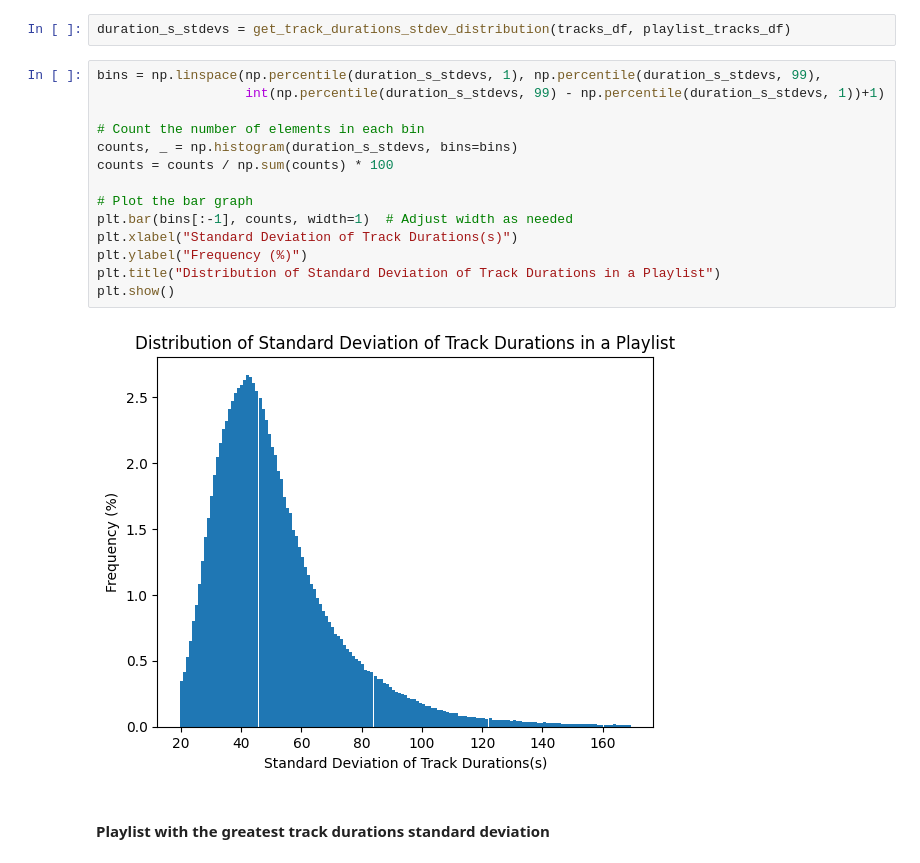
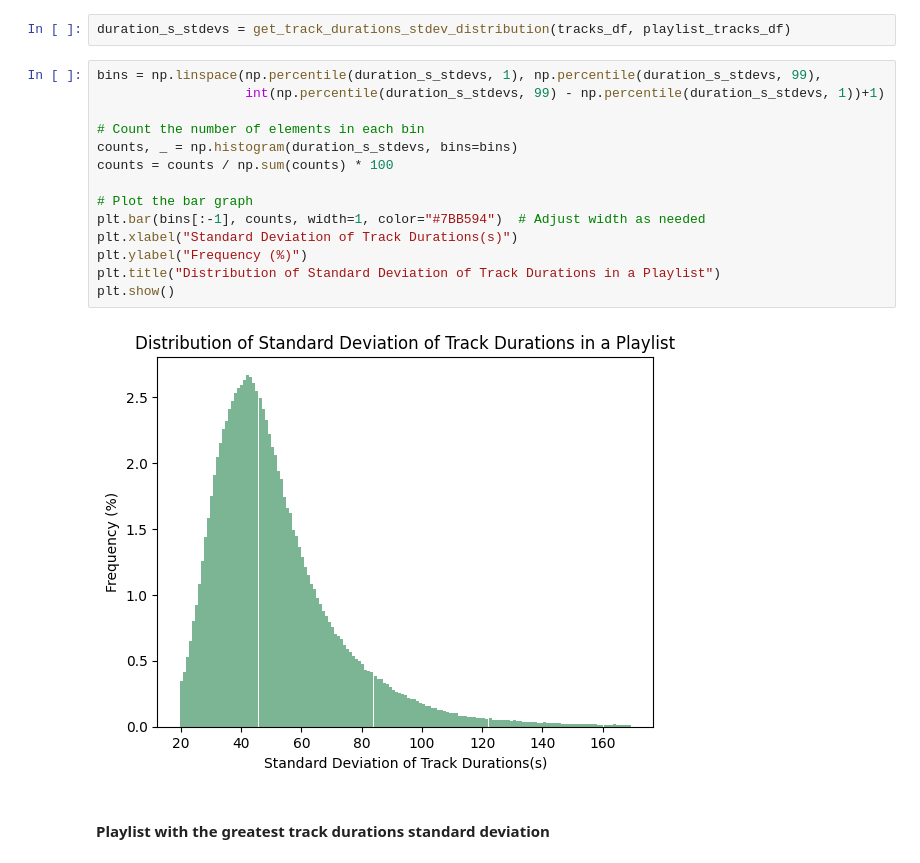
Before and after one commit to ersimpson/ece143final, a Jupyter notebook: src/EDA.ipynb, the cells around one changed output. Drawn from its saved outputs; the diff is of its cells as text.

```diff
--- a/src/EDA.ipynb
+++ b/src/EDA.ipynb
@@ -18,19 +19,19 @@ duration_s_stdevs = get_track_durations_stdev_distribution(tracks_df, playlist_t
 # %%
 bins = np.linspace(np.percentile(duration_s_stdevs, 1), np.percentile(duration_s_stdevs, 99),
                    int(np.percentile(duration_s_stdevs, 99) - np.percentile(duration_s_stdevs, 1))+1)
 
 # Count the number of elements in each bin
 counts, _ = np.histogram(duration_s_stdevs, bins=bins)
 counts = counts / np.sum(counts) * 100
 
 # Plot the bar graph
-plt.bar(bins[:-1], counts, width=1)  # Adjust width as needed
+plt.bar(bins[:-1], counts, width=1, color="#7BB594")  # Adjust width as needed
 plt.xlabel("Standard Deviation of Track Durations(s)")
 plt.ylabel("Frequency (%)")
 plt.title("Distribution of Standard Deviation of Track Durations in a Playlist")
 plt.show()
 # %% [output]
-[figure, old version]
+[figure, new version]
 # %% [markdown]
 #### Playlist with the greatest track durations standard deviation
 # %%
```
Also changed, not shown: parts of 7 cells of this notebook, 1 other file.
